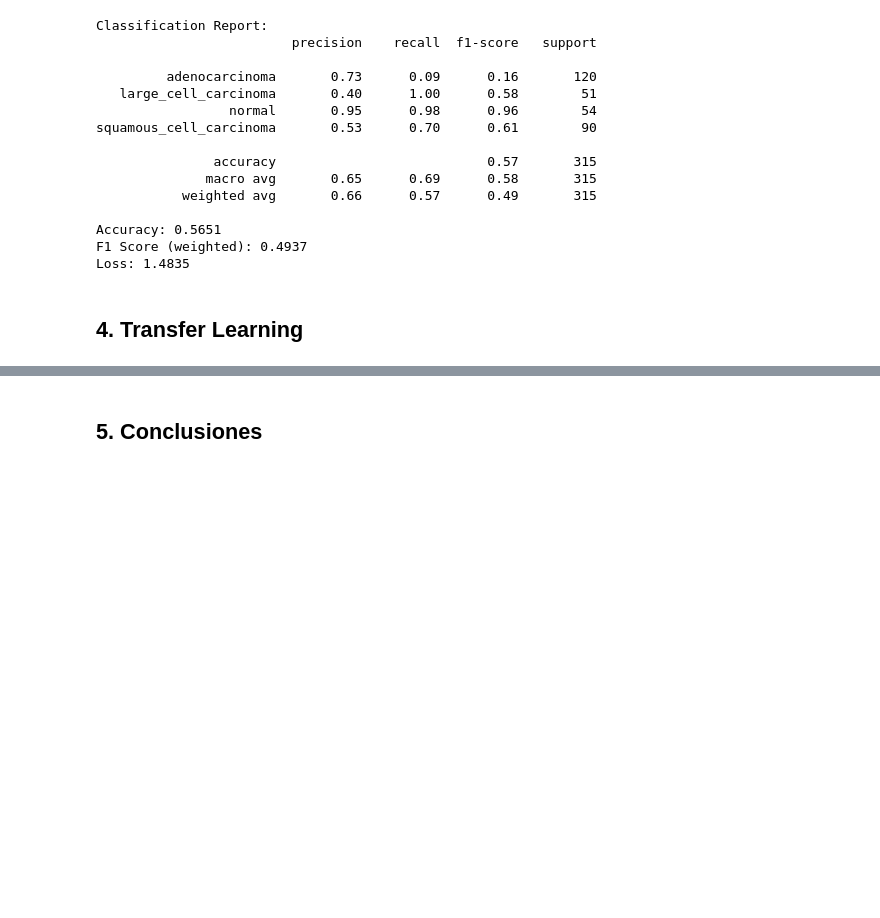
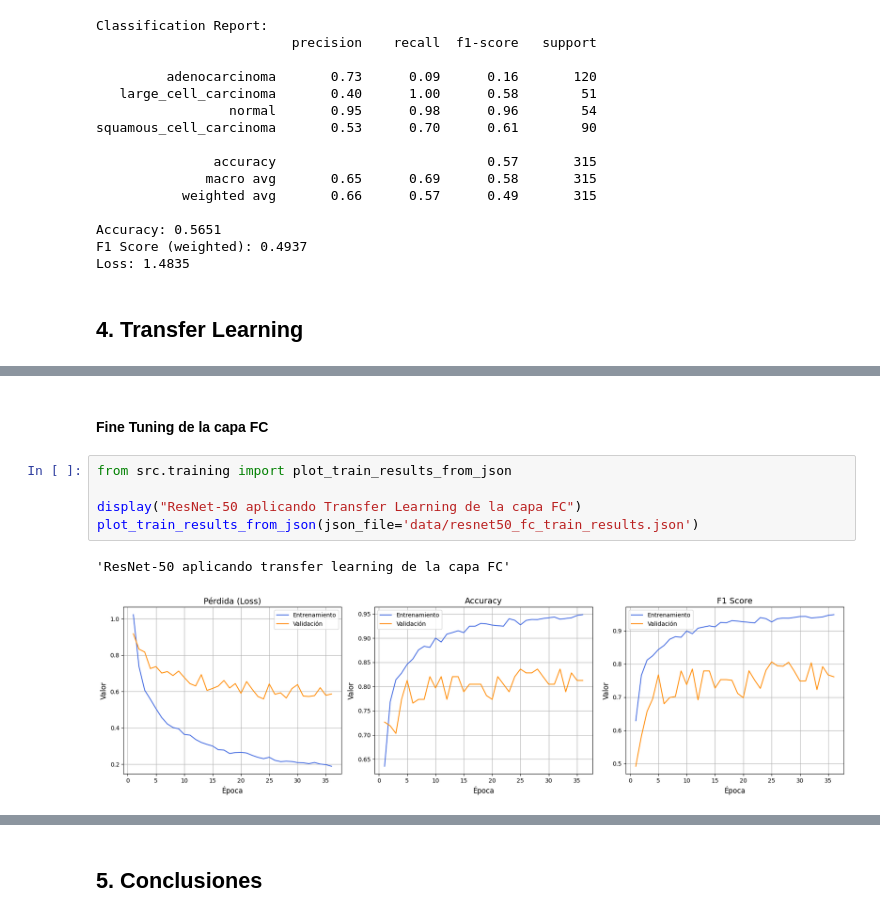
Before and after one commit to FIUBA-CEIA-18Co2024/VpC2-TP1, a Jupyter notebook: notebook.ipynb, the cells around one changed output, grey strips where cells are left out. Drawn from its saved outputs; the diff is of its cells as text; blank space fills up the shorter version.

```diff
--- a/notebook.ipynb
+++ b/notebook.ipynb
@@ -526,0 +583,10 @@ Completar
+# %% [markdown]
+#### Fine Tuning de la capa FC
+# %%
+from src.training import plot_train_results_from_json
+
+display("ResNet-50 aplicando Transfer Learning de la capa FC")
+plot_train_results_from_json(json_file='data/resnet50_fc_train_results.json')
+# %% [output]
+'ResNet-50 aplicando transfer learning de la capa FC'
+[figure, added]
```
Also changed, not shown: parts of 35 cells of this notebook, 5 other files.
